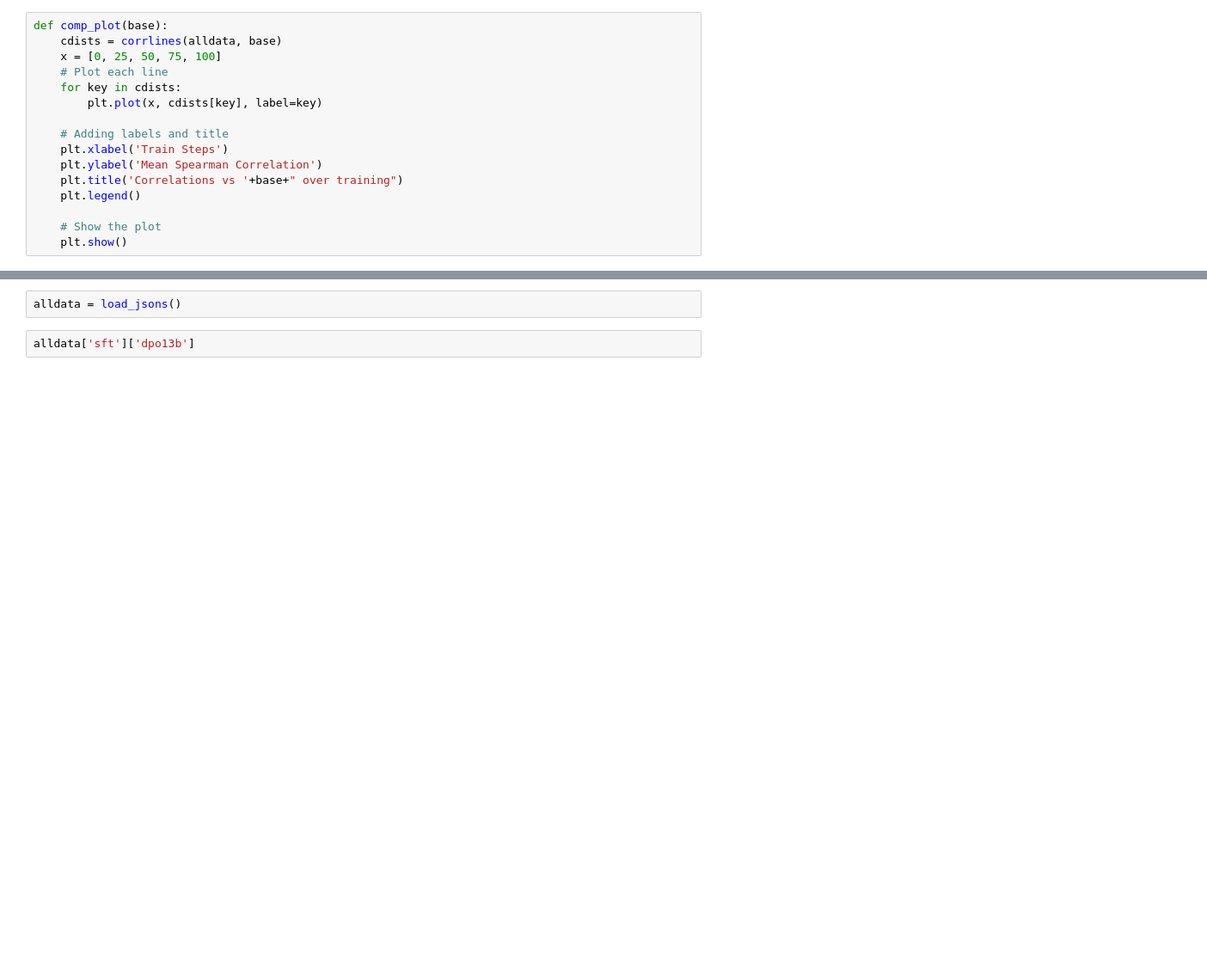
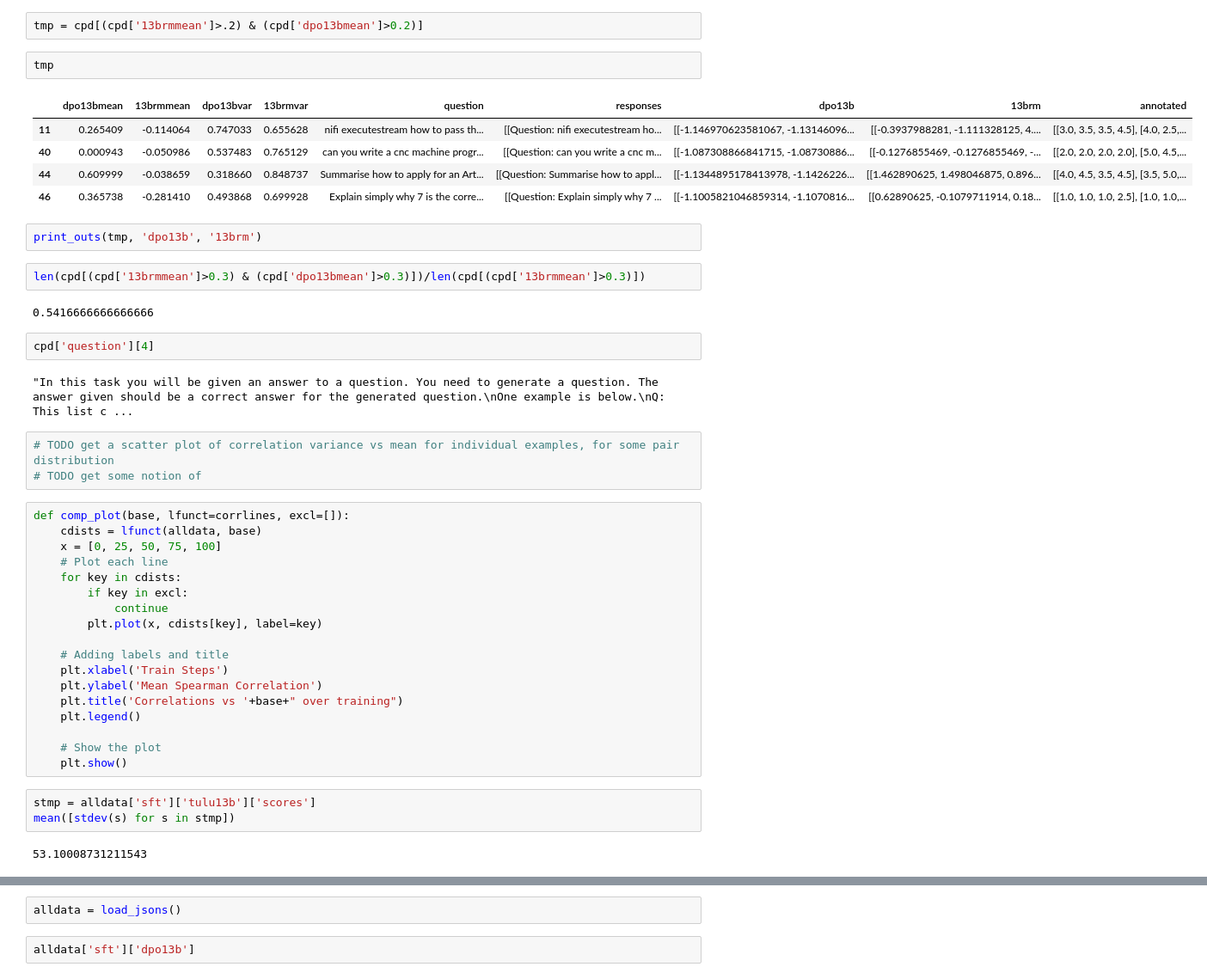
Before and after one commit to PrasannS/rlhf-length-biases, a Jupyter notebook: notebooks/eval/intercorr.ipynb, the cells around one changed output, grey strips where cells are left out. Shown at 86% size. Cells and saved outputs as stored; diff of their text form; blank space fills up the shorter version.

```diff
--- a/notebooks/eval/intercorr.ipynb
+++ b/notebooks/eval/intercorr.ipynb
@@ -50,9 +191,34 @@ def corrlines(dct, comp):
+# %%
+tmp = cpd[(cpd['13brmmean']>.2) & (cpd['dpo13bmean']>0.2)]
+# %%
+tmp
+# %% [output]
+|  | dpo13bmean | 13brmmean | dpo13bvar | 13brmvar | question | responses | dpo13b | 13brm | annotated |
+| 11 | 0.265409 | -0.114064 | 0.747033 | 0.655628 | nifi executestream how to pass th... | [[Question: nifi executestream ho... | [[-1.146970623581067, -1.13146096... | [[-0.3937988281, -1.111328125, 4.... | [[3.0, 3.5, 3.5, 4.5], [4.0, 2.5,... |
+| 40 | 0.000943 | -0.050986 | 0.537483 | 0.765129 | can you write a cnc machine progr... | [[Question: can you write a cnc m... | [[-1.087308866841715, -1.08730886... | [[-0.1276855469, -0.1276855469, -... | [[2.0, 2.0, 2.0, 2.0], [5.0, 4.5,... |
+| 44 | 0.609999 | -0.038659 | 0.318660 | 0.848737 | Summarise how to apply for an Art... | [[Question: Summarise how to appl... | [[-1.1344895178413978, -1.1426226... | [[1.462890625, 1.498046875, 0.896... | [[4.0, 4.5, 3.5, 4.5], [3.5, 5.0,... |
+| 46 | 0.365738 | -0.281410 | 0.493868 | 0.699928 | Explain simply why 7 is the corre... | [[Question: Explain simply why 7 ... | [[-1.1005821046859314, -1.1070816... | [[0.62890625, -0.1079711914, 0.18... | [[1.0, 1.0, 1.0, 2.5], [1.0, 1.0,... |
+# %%
+print_outs(tmp, 'dpo13b', '13brm')
+# %%
+len(cpd[(cpd['13brmmean']>0.3) & (cpd['dpo13bmean']>0.3)])/len(cpd[(cpd['13brmmean']>0.3)])
+# %% [output]
+0.5416666666666666
+# %%
+cpd['question'][4]
+# %% [output]
+"In this task you will be given an answer to a question. You need to generate a question. The answer given should be a correct answer for the generated question.\nOne example is below.\nQ: This list c ...
+# %%
+# TODO get a scatter plot of correlation variance vs mean for individual examples, for some pair distribution
+# TODO get some notion of
 # %%
-def comp_plot(base):
-    cdists = corrlines(alldata, base)
+def comp_plot(base, lfunct=corrlines, excl=[]):
+    cdists = lfunct(alldata, base)
     x = [0, 25, 50, 75, 100]
     # Plot each line
     for key in cdists:
+        if key in excl:
+            continue
         plt.plot(x, cdists[key], label=key)
 
     # Adding labels and title
@@ -63,4 +229,9 @@ def comp_plot(base):
 
     # Show the plot
     plt.show()
+# %%
+stmp = alldata['sft']['tulu13b']['scores']
+mean([stdev(s) for s in stmp])
+# %% [output]
+53.10008731211543
 # %%
```
Also changed, not shown: parts of 16 cells of this notebook, 8 other files.
